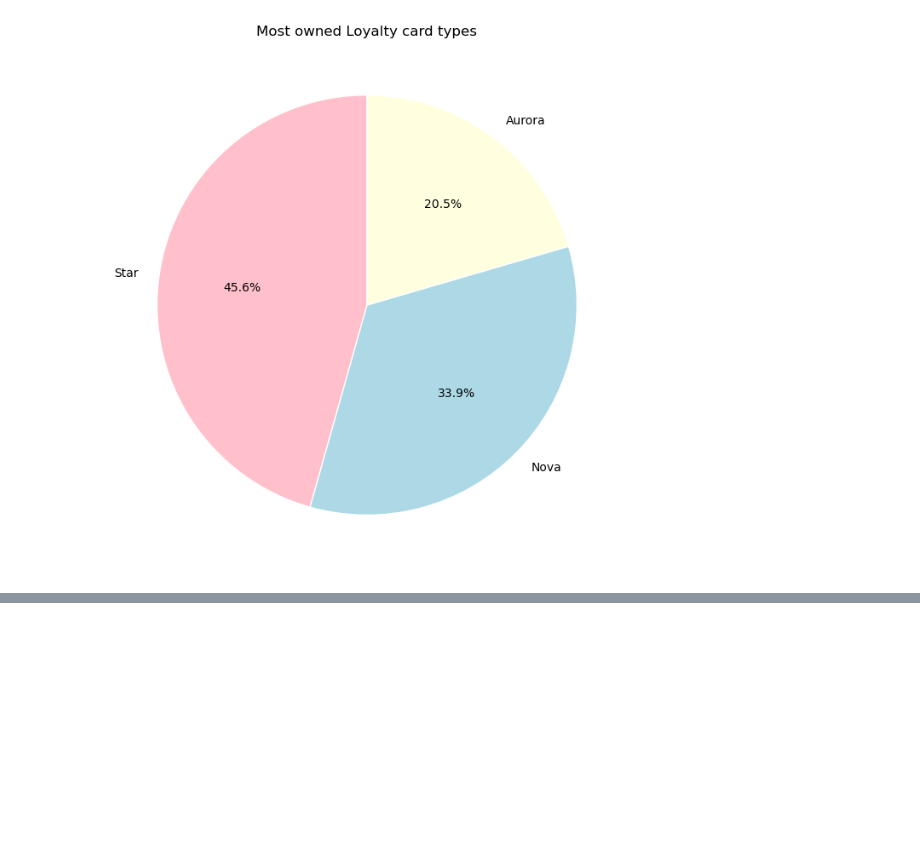
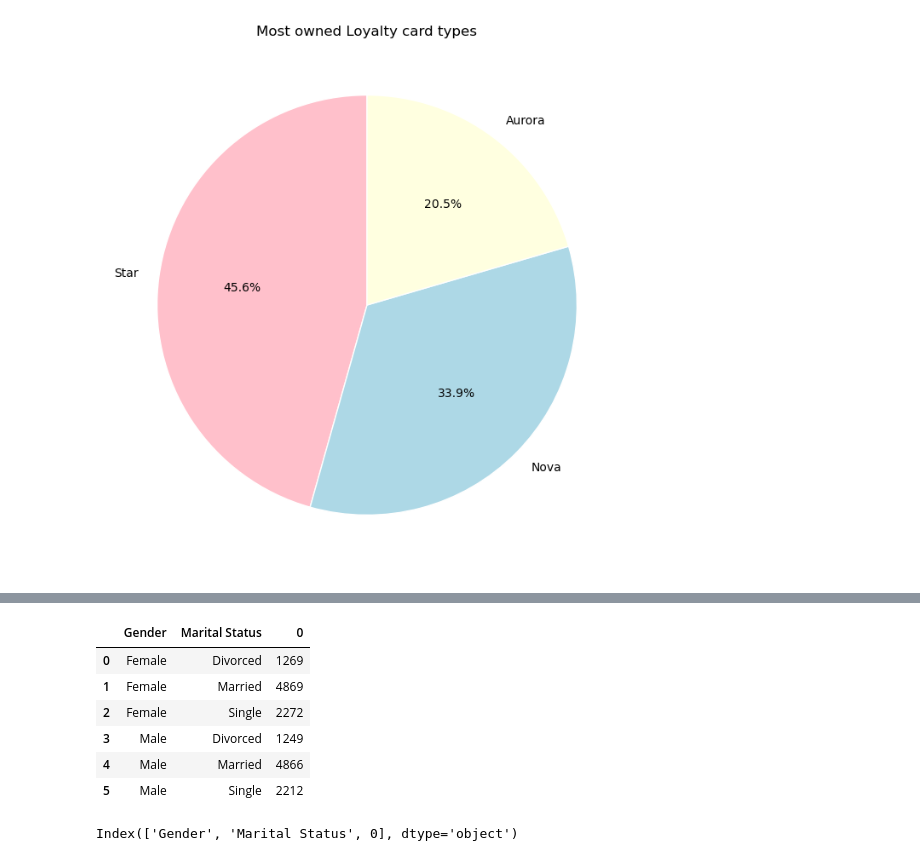
Before and after one commit to Adalab/bda-modulo-3-evaluacion-final-jiucode, a Jupyter notebook: 3.Visualización.ipynb, the cells around one changed output, grey strips where cells are left out. Cells and saved outputs as stored; diff of their text form; code cells hidden in the pictures; blank space fills up the shorter version.

```diff
--- a/3.Visualización.ipynb
+++ b/3.Visualización.ipynb
@@ -134,0 +186,15 @@ plt.show()
+# %%
+genclicounts = clinodupegend.groupby(['Gender', 'Marital Status']).size().reset_index() #gender no se puede sacar
+genclicounts
+# %% [output]
+|  | Gender | Marital Status | 0 |
+| 0 | Female | Divorced | 1269 |
+| 1 | Female | Married | 4869 |
+| 2 | Female | Single | 2272 |
+| 3 | Male | Divorced | 1249 |
+| 4 | Male | Married | 4866 |
+| 5 | Male | Single | 2212 |
+# %%
+print(genclicounts.columns)
+# %% [output]
+Index(['Gender', 'Marital Status', 0], dtype='object')
```
Also changed, not shown: parts of 10 cells of this notebook.
